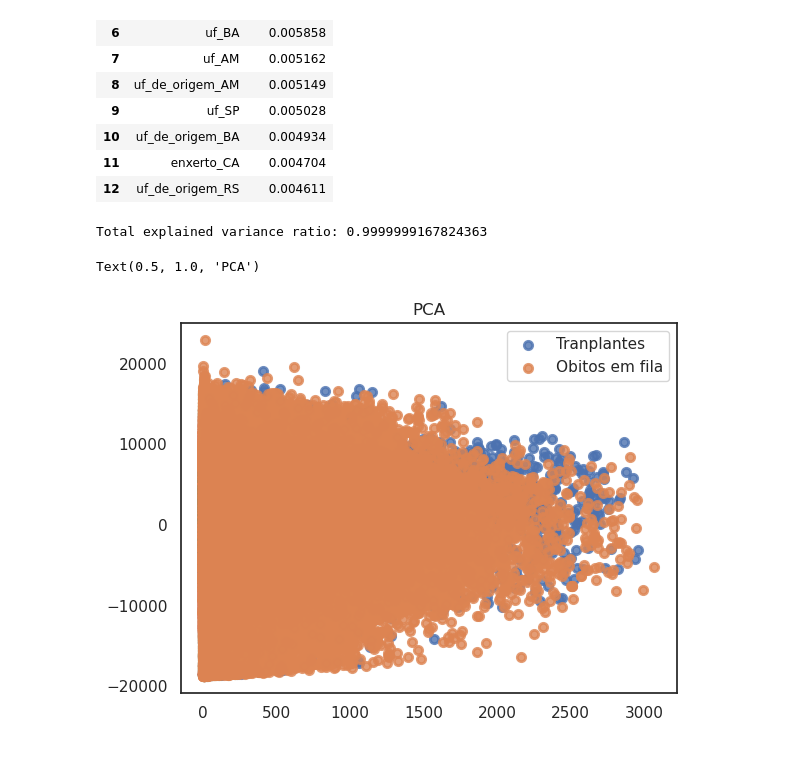
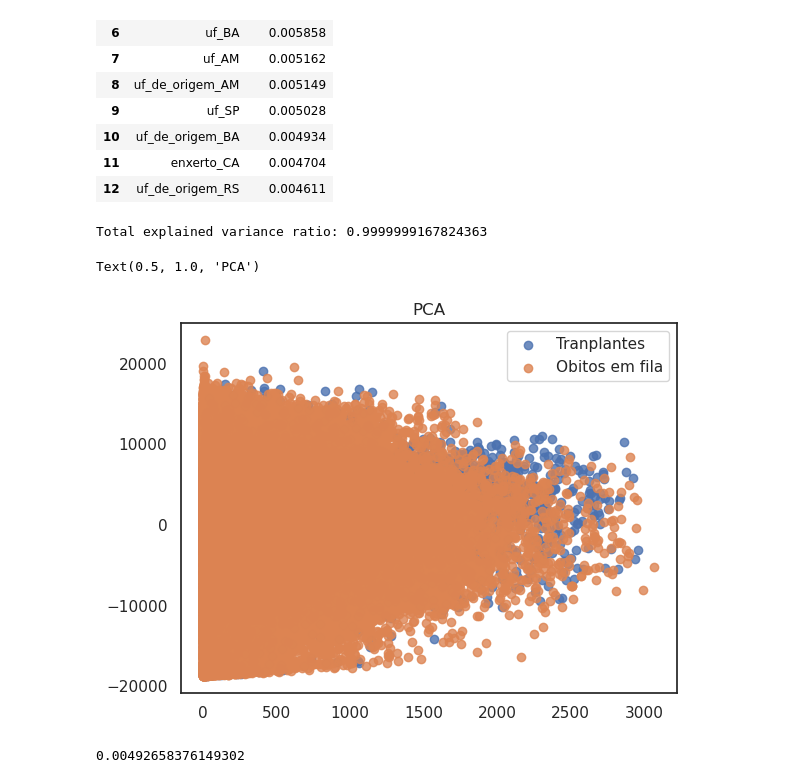
Before and after one commit to Esterci/SNT_table_study, a Jupyter notebook: machine_learning/pre_processamento.ipynb, the cells around one changed output. Saved outputs shown, nothing was run; the diff lists cells and outputs as text; code cells hidden in the pictures.

```diff
--- a/machine_learning/pre_processamento.ipynb
+++ b/machine_learning/pre_processamento.ipynb
@@ -392,42 +392,45 @@ pca = PCA(n_components=1)
 X_r = pca.fit(X).transform(X)
 
 print(
     "Total explained variance ratio: %s"
     % str(sum(pca.explained_variance_ratio_))
 )
 
 target_names = ["Óbito em fila", "Transplante"]
-lw = 2
+lw = 1
 
 plt.scatter(
     y[df_bin_input['transplante_bin'] == 0],
     X_r[df_bin_input['transplante_bin'] == 0],
     alpha=0.8,
     lw=lw,
     label="Tranplantes",
 )
 
 plt.scatter(
     y[df_bin_input['transplante_bin'] == 1],
     X_r[df_bin_input['transplante_bin'] == 1],
     alpha=0.8,
     lw=lw,
     label="Obitos em fila",
 )
 
 plt.legend(loc="best", shadow=False, scatterpoints=1)
 plt.title("PCA")
 # %% [output]
 Total explained variance ratio: 0.9999999167824363
 Text(0.5, 1.0, 'PCA')
-[figure, old version]
+[figure, new version]
 # %%
 df_bin_input.to_csv("df_bin_input.csv")
 # %%
 from sklearn.neural_network import MLPRegressor
 from sklearn.model_selection import train_test_split
+X_redu,_,y_redu,_ = train_test_split(X_r,y,train_size=0.2)
 
-X_train, X_test, y_train, y_test = train_test_split(X, y,test_size=0.2,random_state=1)
+X_train, X_test, y_train, y_test = train_test_split(X_redu, y_redu,test_size=0.2)
 
-regr = MLPRegressor(random_state=1, hidden_layer_sizes=(300,300,300),max_iter=500).fit(X_train, y_train)
+regr = MLPRegressor(random_state=1, hidden_layer_sizes=(300,300,300,300),max_iter=50,early_stopping=True).fit(X_train, y_train)
 regr.score(X_test, y_test)
+# %% [output]
+0.00492658376149302
```
Also changed, not shown: parts of 2 cells of this notebook.
